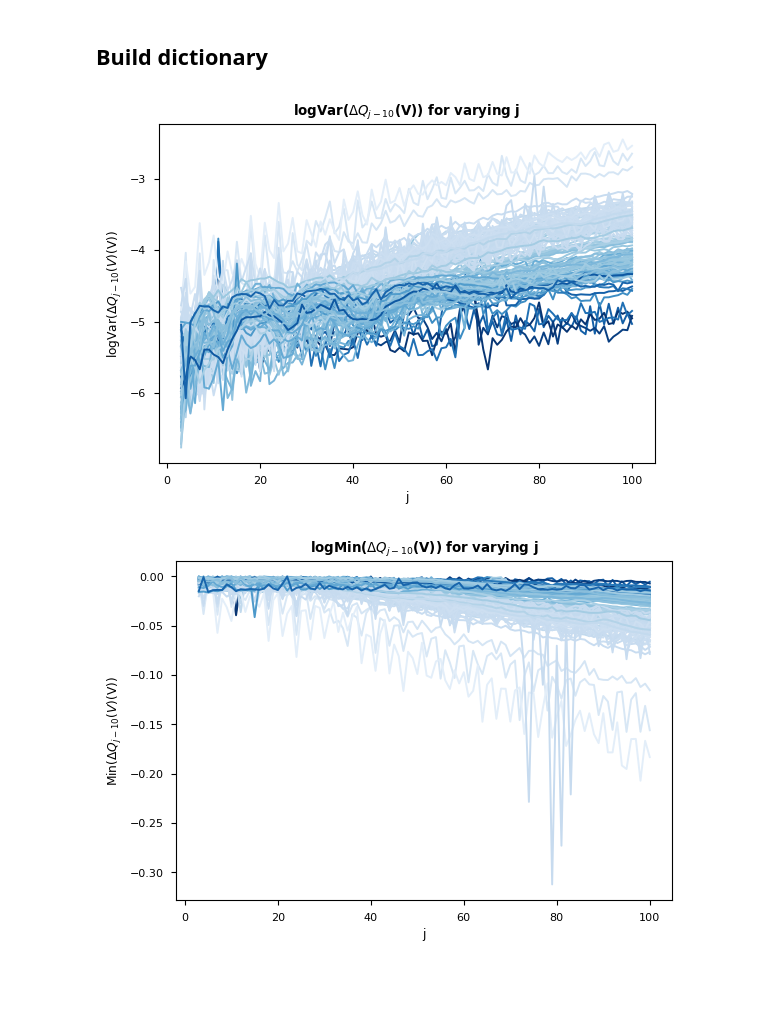
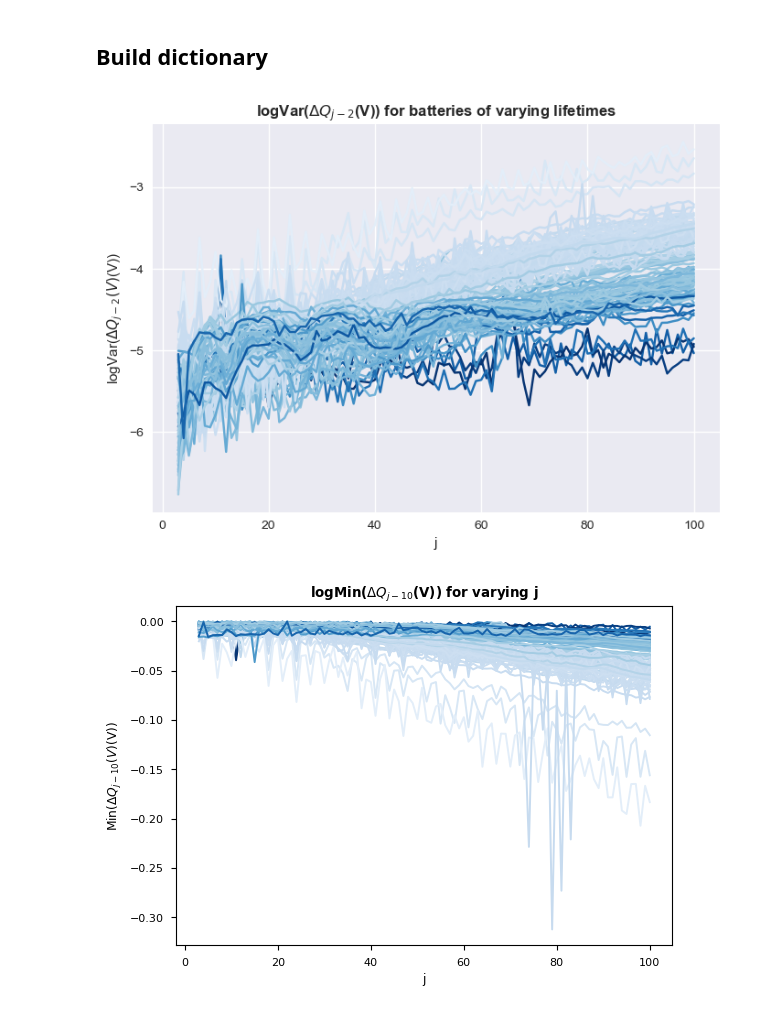
Before and after one commit to nathan99sun/HybridPred, a Jupyter notebook: cleaning/DeltaQ_Timeseries.ipynb, the cells around one changed output. Saved outputs shown, nothing was run; the diff lists cells and outputs as text; code cells hidden in the pictures; blank space fills up the shorter version.

```diff
--- a/cleaning/DeltaQ_Timeseries.ipynb
+++ b/cleaning/DeltaQ_Timeseries.ipynb
@@ -8,7 +8,7 @@ import pickle
 import pandas as pd
 import math
 # %%
-plt.style.use("seaborn-v0_8-paper")
+plt.style.use("seaborn-v0_8")
 # %% [markdown]
 ## Load and combine raw data from all three batches
 # %%
@@ -227,17 +231,17 @@ from scipy.ndimage import gaussian_filter
 # %%
 fig,ax=plt.subplots()
 colors = plt.cm.Blues(np.linspace(0.1,1,len(bat_dict.keys())))
 for id in bat_dict.keys():
     ix = int(len(colors)*(feature_dict[id]['cycle_life']-150)/(2300-150))
     y = feature_dict[id]['DeltaQ_logVars']
     if np.sum(y>-2)>0: print(id)
     #y = gaussian_filter(y,sigma=3)
     ax.plot(x,y,color=colors[ix])
-    ax.set_title("logVar($\Delta Q_{j-10}$(V)) for varying j",fontweight='bold')
+    ax.set_title("logVar($\Delta Q_{j-2}$(V)) for batteries of varying lifetimes",fontweight='bold')
     ax.set_xlabel("j")
-    ax.set_ylabel("logVar($\Delta Q_{j-10}(V)$(V))")
+    ax.set_ylabel("logVar($\Delta Q_{j-2}(V)$(V))")
 # %% [output]
-[figure, old version]
+[figure, new version]
 # %%
 fig,ax=plt.subplots()
 colors = plt.cm.Blues(np.linspace(0.1,1,len(bat_dict.keys())))
```
Also changed, not shown: parts of 7 cells of this notebook, 1 other file.
